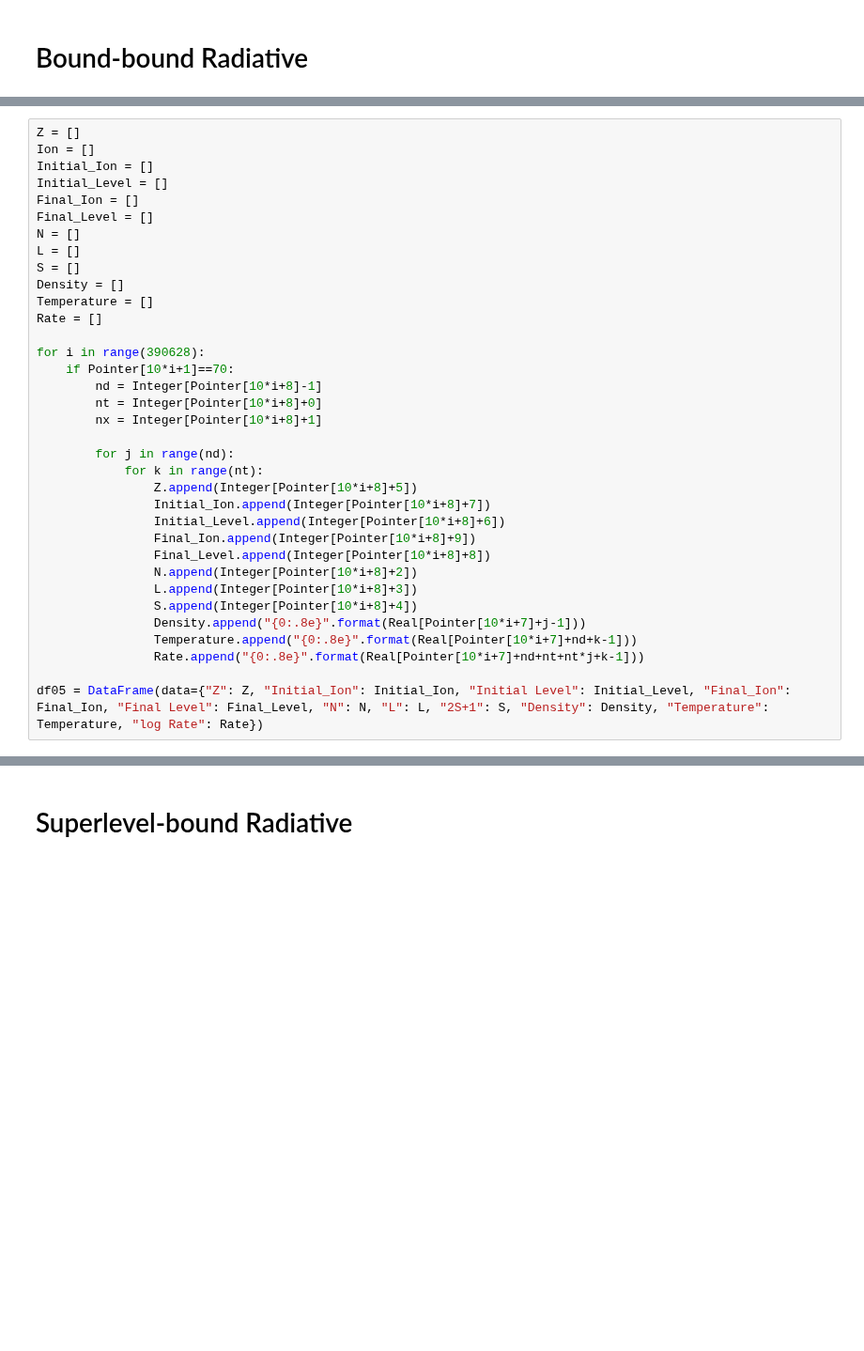
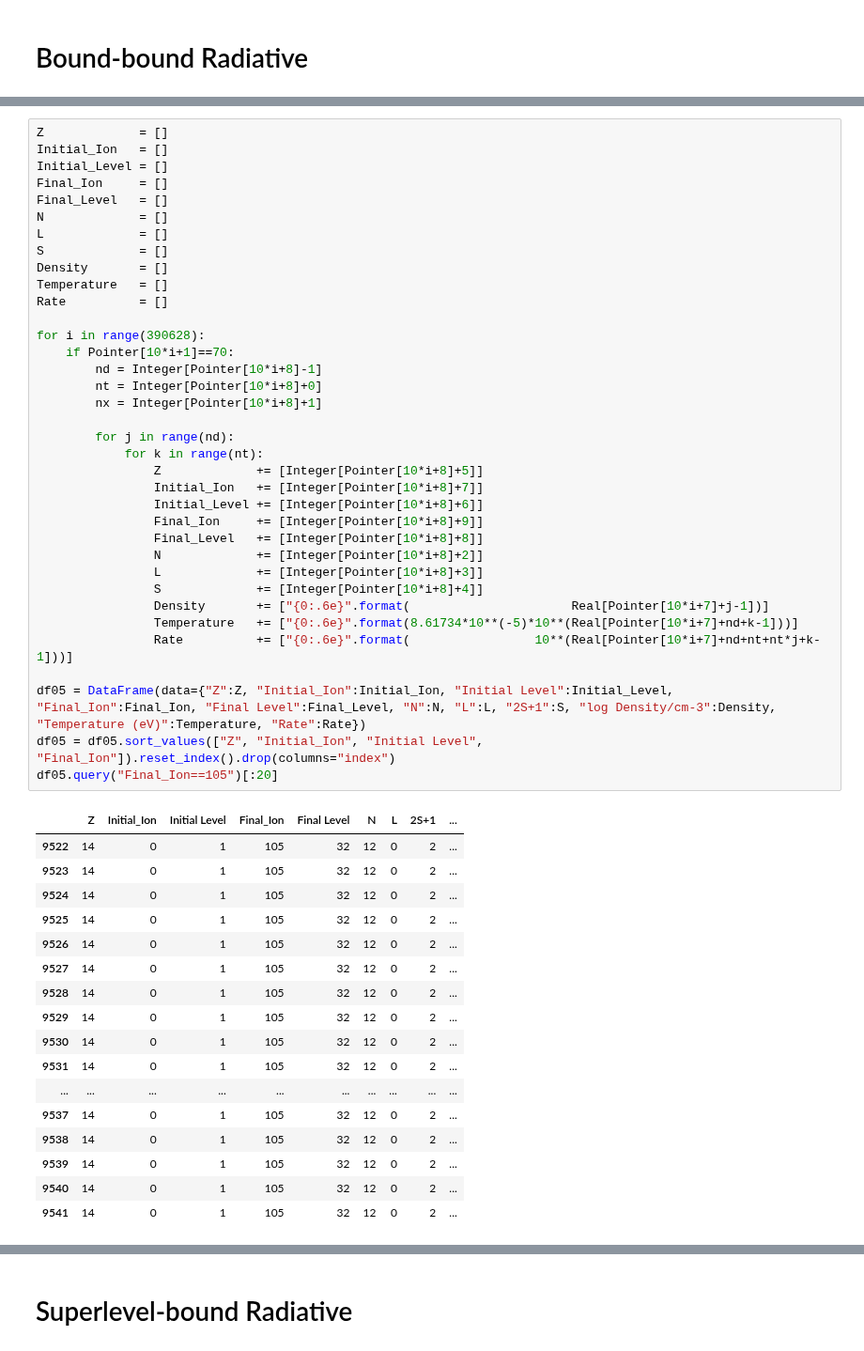
Before and after one commit to AtsushiTanimoto/AtomicDatabase, a Jupyter notebook: xstar.ipynb, the cells around one changed output, grey strips where cells are left out. Shown at 94% size. Cells and saved outputs as stored; diff of their text form; blank space fills up the shorter version.

```diff
--- a/xstar.ipynb
+++ b/xstar.ipynb
@@ -266,35 +240,54 @@ dfs04.to_csv("/content/drive/MyDrive/Monaco/Database/SuperLevel_Photoionization_
 # %%
-Z = []
-Ion = []
-Initial_Ion = []
+Z             = []
+Initial_Ion   = []
 Initial_Level = []
-Final_Ion = []
-Final_Level = []
-N = []
-L = []
-S = []
-Density = []
-Temperature = []
-Rate = []
+Final_Ion     = []
+Final_Level   = []
+N             = []
+L             = []
+S             = []
+Density       = []
+Temperature   = []
+Rate          = []
 
 for i in range(390628):
     if Pointer[10*i+1]==70:
         nd = Integer[Pointer[10*i+8]-1]
         nt = Integer[Pointer[10*i+8]+0]
         nx = Integer[Pointer[10*i+8]+1]
 
         for j in range(nd):
             for k in range(nt):
-                Z.append(Integer[Pointer[10*i+8]+5])
-                Initial_Ion.append(Integer[Pointer[10*i+8]+7])
-                Initial_Level.append(Integer[Pointer[10*i+8]+6])
-                Final_Ion.append(Integer[Pointer[10*i+8]+9])
-                Final_Level.append(Integer[Pointer[10*i+8]+8])
-                N.append(Integer[Pointer[10*i+8]+2])
-                L.append(Integer[Pointer[10*i+8]+3])
-                S.append(Integer[Pointer[10*i+8]+4])
-                Density.append("{0:.8e}".format(Real[Pointer[10*i+7]+j-1]))
-                Temperature.append("{0:.8e}".format(Real[Pointer[10*i+7]+nd+k-1]))
-                Rate.append("{0:.8e}".format(Real[Pointer[10*i+7]+nd+nt+nt*j+k-1]))
+                Z             += [Integer[Pointer[10*i+8]+5]]
+                Initial_Ion   += [Integer[Pointer[10*i+8]+7]]
+                Initial_Level += [Integer[Pointer[10*i+8]+6]]
+                Final_Ion     += [Integer[Pointer[10*i+8]+9]]
+                Final_Level   += [Integer[Pointer[10*i+8]+8]]
+                N             += [Integer[Pointer[10*i+8]+2]]
+                L             += [Integer[Pointer[10*i+8]+3]]
+                S             += [Integer[Pointer[10*i+8]+4]]
+                Density       += ["{0:.6e}".format(                      Real[Pointer[10*i+7]+j-1])]
+                Temperature   += ["{0:.6e}".format(8.61734*10**(-5)*10**(Real[Pointer[10*i+7]+nd+k-1]))]
+                Rate          += ["{0:.6e}".format(                 10**(Real[Pointer[10*i+7]+nd+nt+nt*j+k-1]))]
 
-df05 = DataFrame(data={"Z": Z, "Initial_Ion": Initial_Ion, "Initial Level": Initial_Level, "Final_Ion": Final_Ion, "Final Level": Final_Level, "N": N, "L": L, "2S+1": S, "Density": Density, "Temperature": Temperature, "log Rate": Rate})
+df05 = DataFrame(data={"Z":Z, "Initial_Ion":Initial_Ion, "Initial Level":Initial_Level, "Final_Ion":Final_Ion, "Final Level":Final_Level, "N":N, "L":L, "2S+1":S, "log Density/cm-3":Density, "Temperature (eV)":Temperature, "Rate":Rate})
+df05 = df05.sort_values(["Z", "Initial_Ion", "Initial Level", "Final_Ion"]).reset_index().drop(columns="index")
+df05.query("Final_Ion==105")[:20]
+# %% [output]
+|  | Z | Initial_Ion | Initial Level | Final_Ion | Final Level | N | L | 2S+1 | ... |
+| 9522 | 14 | 0 | 1 | 105 | 32 | 12 | 0 | 2 | ... |
+| 9523 | 14 | 0 | 1 | 105 | 32 | 12 | 0 | 2 | ... |
+| 9524 | 14 | 0 | 1 | 105 | 32 | 12 | 0 | 2 | ... |
+| 9525 | 14 | 0 | 1 | 105 | 32 | 12 | 0 | 2 | ... |
+| 9526 | 14 | 0 | 1 | 105 | 32 | 12 | 0 | 2 | ... |
+| 9527 | 14 | 0 | 1 | 105 | 32 | 12 | 0 | 2 | ... |
+| 9528 | 14 | 0 | 1 | 105 | 32 | 12 | 0 | 2 | ... |
+| 9529 | 14 | 0 | 1 | 105 | 32 | 12 | 0 | 2 | ... |
+| 9530 | 14 | 0 | 1 | 105 | 32 | 12 | 0 | 2 | ... |
+| 9531 | 14 | 0 | 1 | 105 | 32 | 12 | 0 | 2 | ... |
+| ... | ... | ... | ... | ... | ... | ... | ... | ... | ... |
+| 9537 | 14 | 0 | 1 | 105 | 32 | 12 | 0 | 2 | ... |
+| 9538 | 14 | 0 | 1 | 105 | 32 | 12 | 0 | 2 | ... |
+| 9539 | 14 | 0 | 1 | 105 | 32 | 12 | 0 | 2 | ... |
+| 9540 | 14 | 0 | 1 | 105 | 32 | 12 | 0 | 2 | ... |
+| 9541 | 14 | 0 | 1 | 105 | 32 | 12 | 0 | 2 | ... |
```
Also changed, not shown: parts of 31 cells of this notebook, 24 other files.
